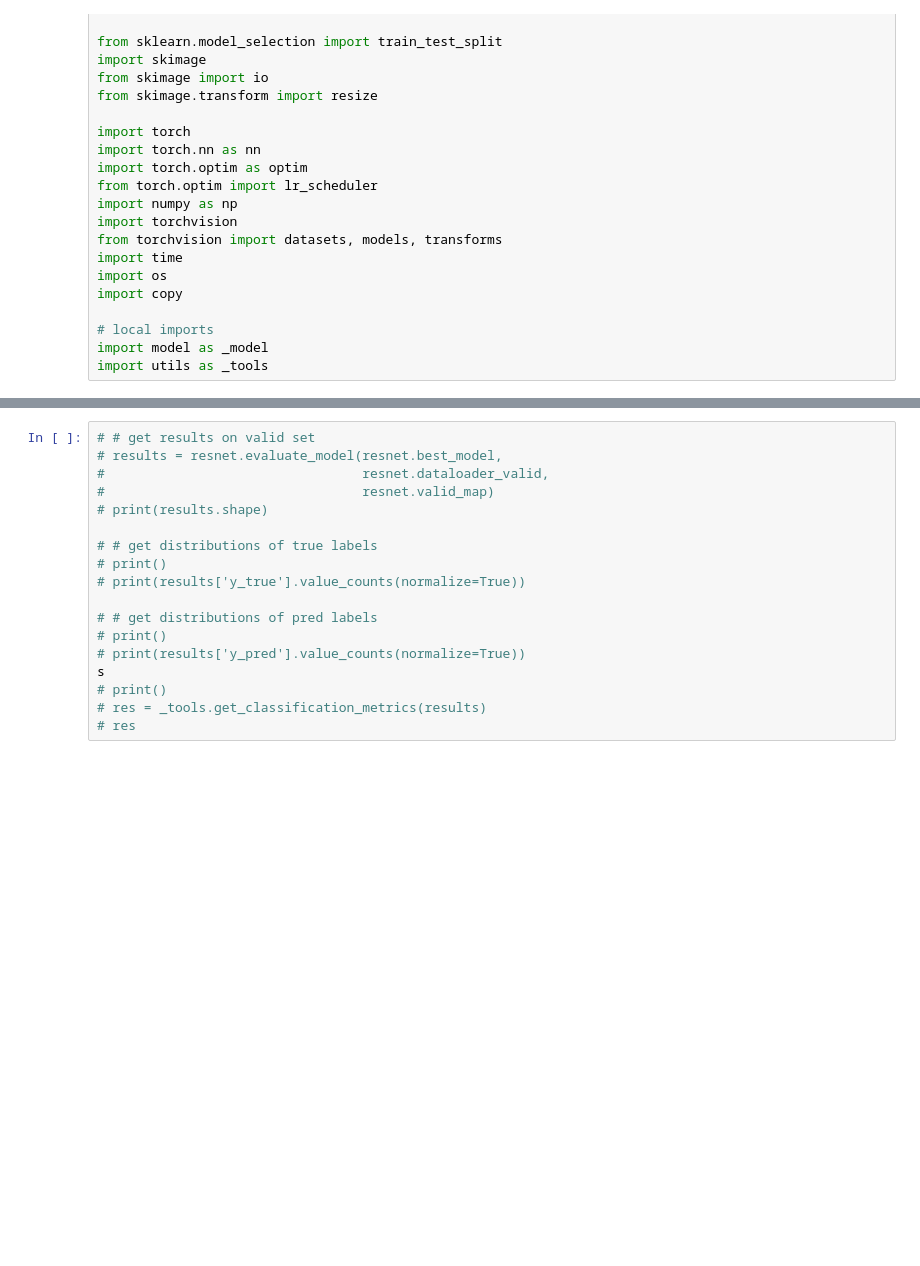
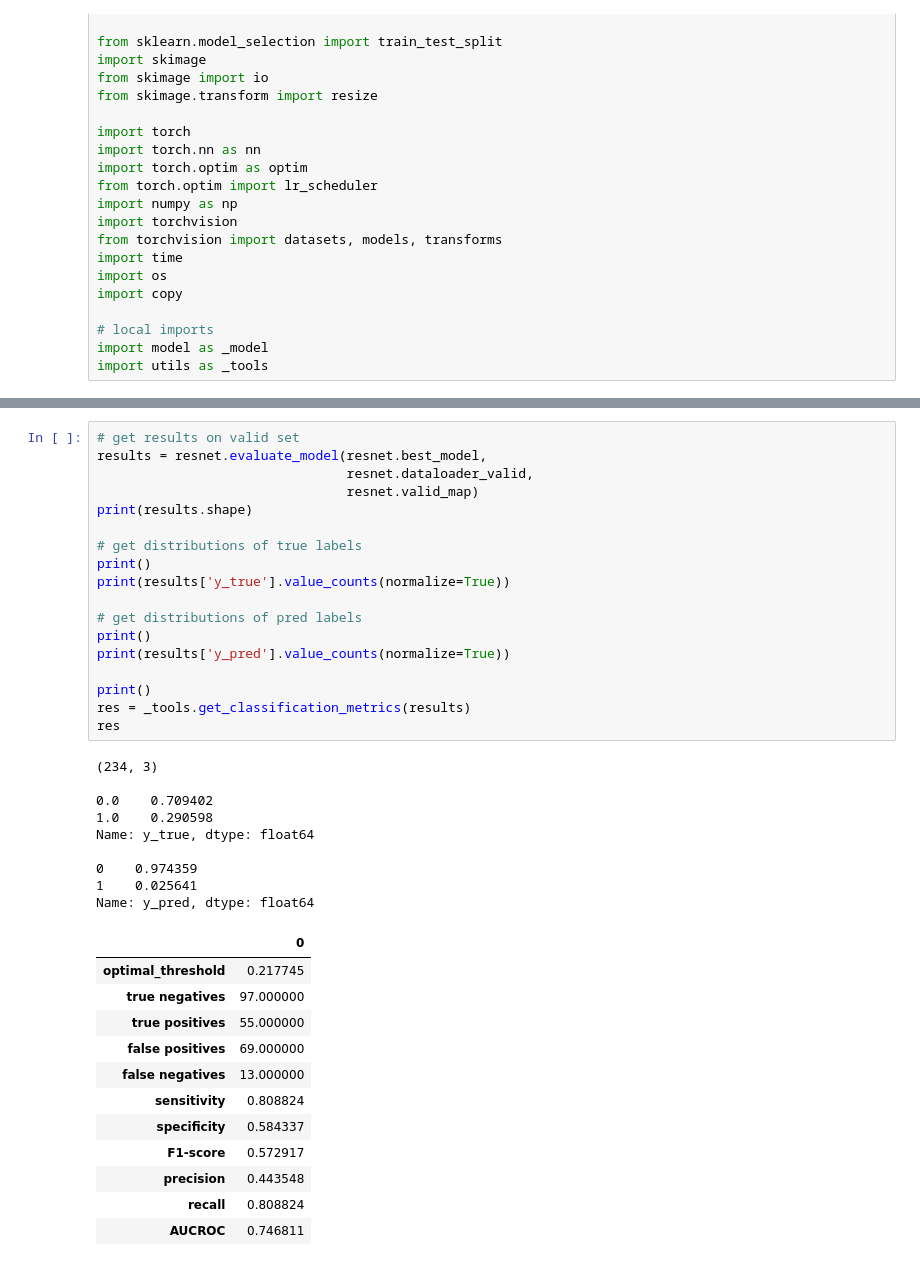
Before and after one commit to CooperStansbury/chexpert_model, a Jupyter notebook: chexpert_resnet18.ipynb, the cells around one changed output, grey strips where cells are left out. Cells and saved outputs as stored; diff of their text form; blank space fills up the shorter version.

Commit message:
update model

```diff
--- a/chexpert_resnet18.ipynb
+++ b/chexpert_resnet18.ipynb
@@ -143,18 +195,40 @@ print(f"saved: {outpath}")
 # %%
-# # get results on valid set
-# results = resnet.evaluate_model(resnet.best_model,
-#                                 resnet.dataloader_valid,
-#                                 resnet.valid_map)
-# print(results.shape)
+# get results on valid set
+results = resnet.evaluate_model(resnet.best_model,
+                                resnet.dataloader_valid,
+                                resnet.valid_map)
+print(results.shape)
 
-# # get distributions of true labels
-# print()
-# print(results['y_true'].value_counts(normalize=True))
+# get distributions of true labels
+print()
+print(results['y_true'].value_counts(normalize=True))
 
-# # get distributions of pred labels
-# print()
-# print(results['y_pred'].value_counts(normalize=True))
-s
-# print()
-# res = _tools.get_classification_metrics(results)
-# res
+# get distributions of pred labels
+print()
+print(results['y_pred'].value_counts(normalize=True))
+
+print()
+res = _tools.get_classification_metrics(results)
+res
+# %% [output]
+(234, 3)
+
+0.0    0.709402
+1.0    0.290598
+Name: y_true, dtype: float64
+
+0    0.974359
+1    0.025641
+Name: y_pred, dtype: float64
+|  | 0 |
+| optimal_threshold | 0.217745 |
+| true negatives | 97.000000 |
+| true positives | 55.000000 |
+| false positives | 69.000000 |
+| false negatives | 13.000000 |
+| sensitivity | 0.808824 |
+| specificity | 0.584337 |
+| F1-score | 0.572917 |
+| precision | 0.443548 |
+| recall | 0.808824 |
+| AUCROC | 0.746811 |
```
Also changed, not shown: parts of 9 cells of this notebook, 5 other files.
